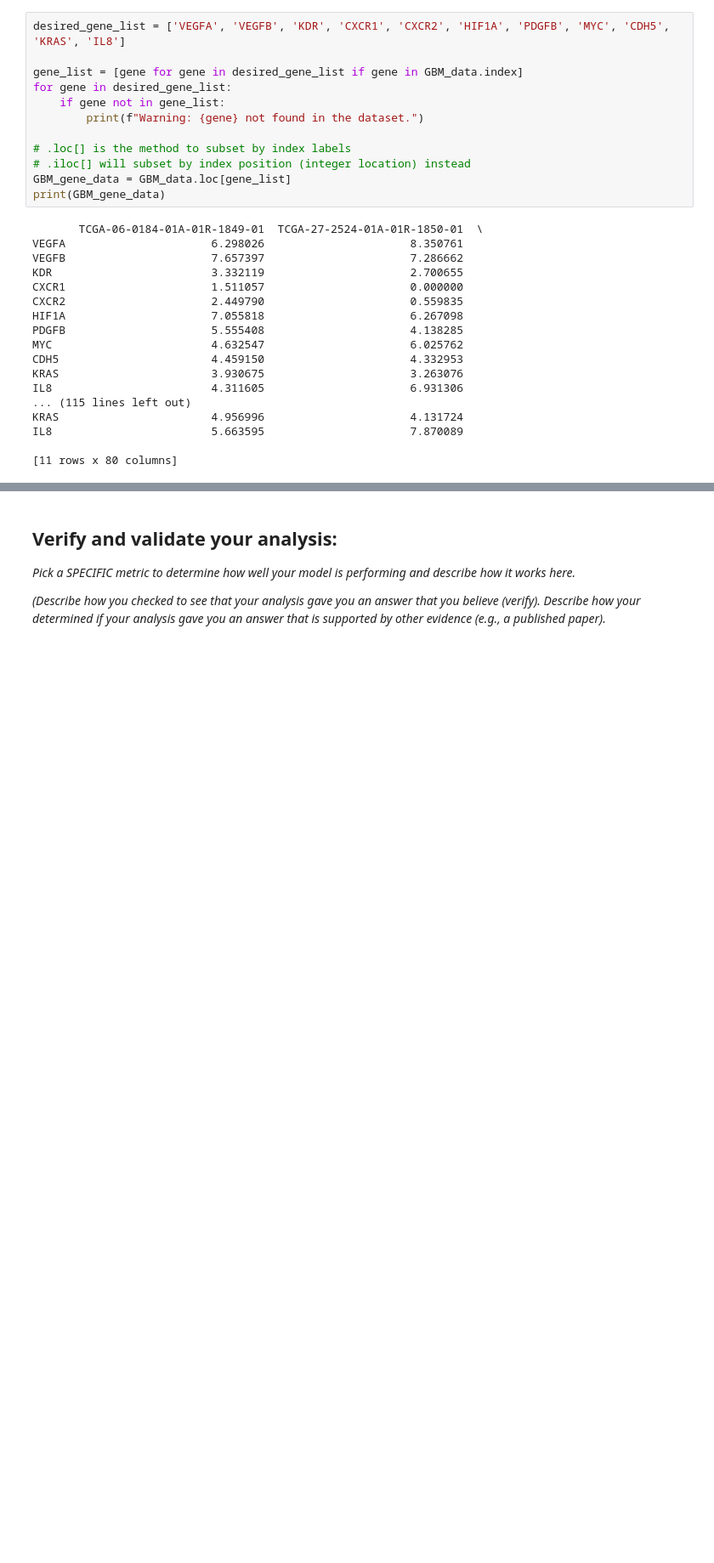
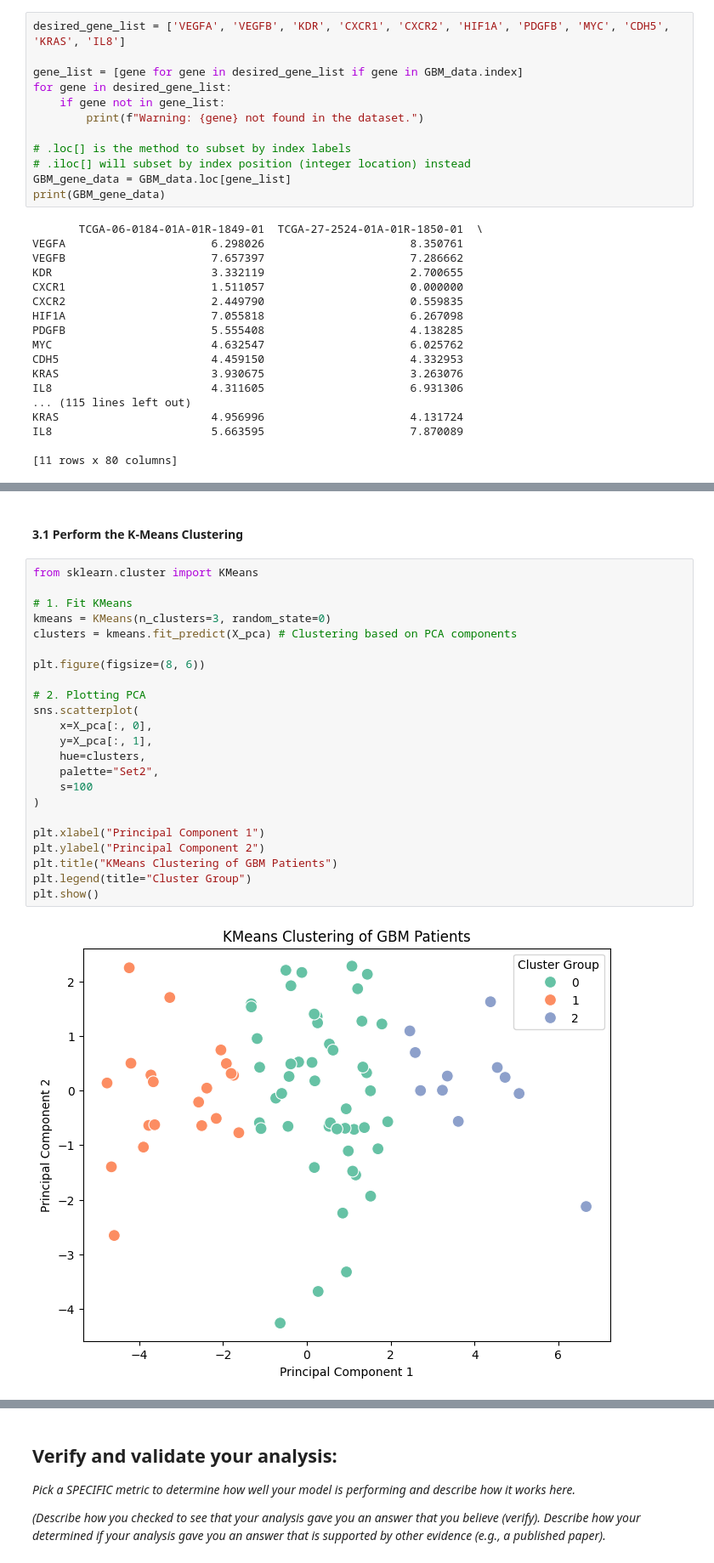
Before and after one commit to ktt920/Module-4-Cancer, a Jupyter notebook: code/Module 4 Template.ipynb, the cells around one changed output, grey strips where cells are left out. Shown at 85% size. Drawn from its saved outputs; the diff is of its cells as text; blank space fills up the shorter version.

Commit message:
Added K-Mean Clustering

```diff
--- a/code/Module 4 Template.ipynb
+++ b/code/Module 4 Template.ipynb
@@ -189,0 +208,27 @@ plt.show()
+# %% [markdown]
+#### 3.1 Perform the K-Means Clustering
+# %%
+from sklearn.cluster import KMeans
+
+# 1. Fit KMeans
+kmeans = KMeans(n_clusters=3, random_state=0)
+clusters = kmeans.fit_predict(X_pca) # Clustering based on PCA components
+
+plt.figure(figsize=(8, 6))
+
+# 2. Plotting PCA
+sns.scatterplot(
+    x=X_pca[:, 0],
+    y=X_pca[:, 1],
+    hue=clusters,
+    palette="Set2",
+    s=100
+)
+
+plt.xlabel("Principal Component 1")
+plt.ylabel("Principal Component 2")
+plt.title("KMeans Clustering of GBM Patients")
+plt.legend(title="Cluster Group")
+plt.show()
+# %% [output]
+[figure, added]
```
Also changed, not shown: parts of 16 cells of this notebook.
